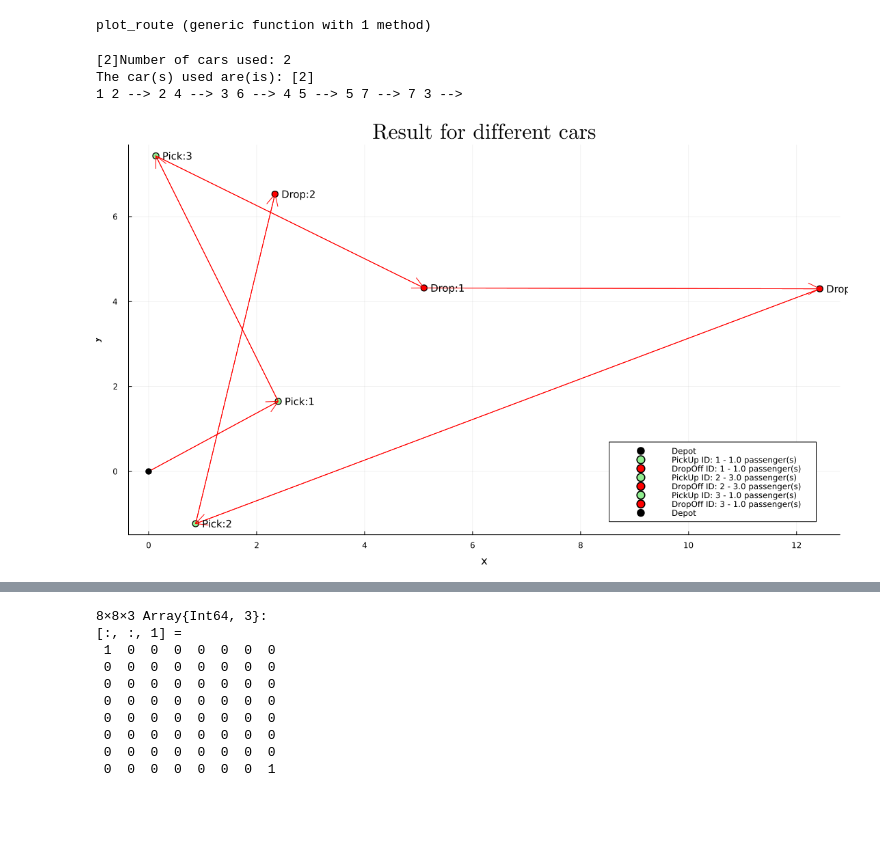
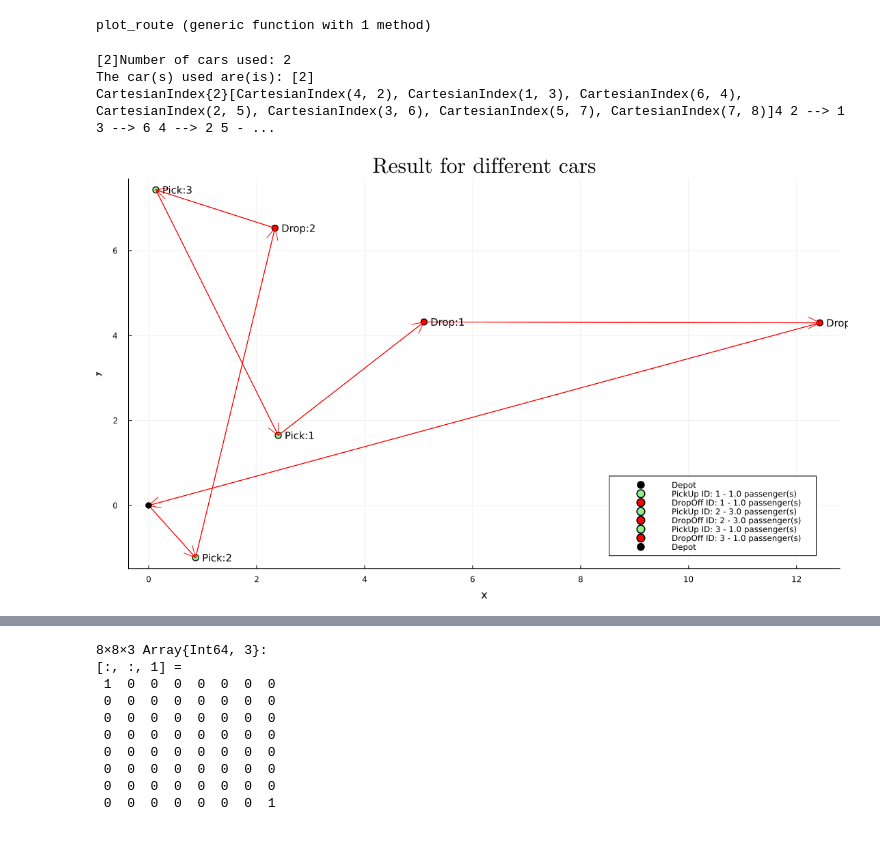
Before and after one commit to victor-radermecker/MIT-Shuttle-Service-Optimization-Project, a Jupyter notebook: src/model_one_bis.ipynb, the cells around one changed output, grey strips where cells are left out. Drawn from its saved outputs; the diff is of its cells as text; code cells hidden in the pictures.

```diff
--- a/src/model_one_bis.ipynb
+++ b/src/model_one_bis.ipynb
@@ -251,14 +257,22 @@ function plot_route(df, x_val, w_val, plot_size)
 
     colors = ["black", "red", "green", "blue", "pink"]
     for car in cars_used
-        for i in 1:2*N+2
-            for j in 1:2*N+2
-                if x_val[i, j, car] == 1
-                    print(i, " ", j, " --> ")
-                    Plots.plot!([df[i, 2], df[j, 2]], [df[i, 3], df[j, 3]], color=colors[car], labels="", textposition="bottom left", linewidth=1, arrow=true, arrowwidth=3, format=:png)
-                end
-            end
+        vals = findall(x_val[:, :, car] .== 1)
+        print(vals)
+        for elem in vals
+            i,j = elem[1], elem[2]
+            print(i, " ", j, " --> ")
+            Plots.plot!([df[i, 2], df[j, 2]], [df[i, 3], df[j, 3]], color=colors[car], labels="", textposition="bottom left", linewidth=1, arrow=true, arrowwidth=3, format=:png)
         end
+
+        # for i in 1:2*N+2
+        #     for j in 1:2*N+2
+        #         if x_val[i, j, car] == 1
+        #             print(i, " ", j, " --> ")
+        #             Plots.plot!([df[i, 2], df[j, 2]], [df[i, 3], df[j, 3]], color=colors[car], labels="", textposition="bottom left", linewidth=1, arrow=true, arrowwidth=3, format=:png)
+        #         end
+        #     end
+        # end
     end
 
     # plot the depot
@@ -273,12 +287,12 @@ end
 # %% [output]
 plot_route (generic function with 1 method)
 # %%
-x_values = value.(x)
+x_values = round.(Int, value.(x))
 w_values = round.(Int, value.(w))
 
 plot_route(data, x_values, w_values, [1100, 650])
 # %% [output]
 [2]Number of cars used: 2
 The car(s) used are(is): [2]
-1 2 --> 2 4 --> 3 6 --> 4 5 --> 5 7 --> 7 3 -->
+CartesianIndex{2}[CartesianIndex(4, 2), CartesianIndex(1, 3), CartesianIndex(6, 4), CartesianIndex(2, 5), CartesianIndex(3, 6), CartesianIndex(5, 7), CartesianIndex(7, 8)]4 2 --> 1 3 --> 6 4 --> 2 5 - ...
-[figure, old version]
+[figure, new version]
```
Also changed, not shown: parts of 10 cells of this notebook, 9 other files.
